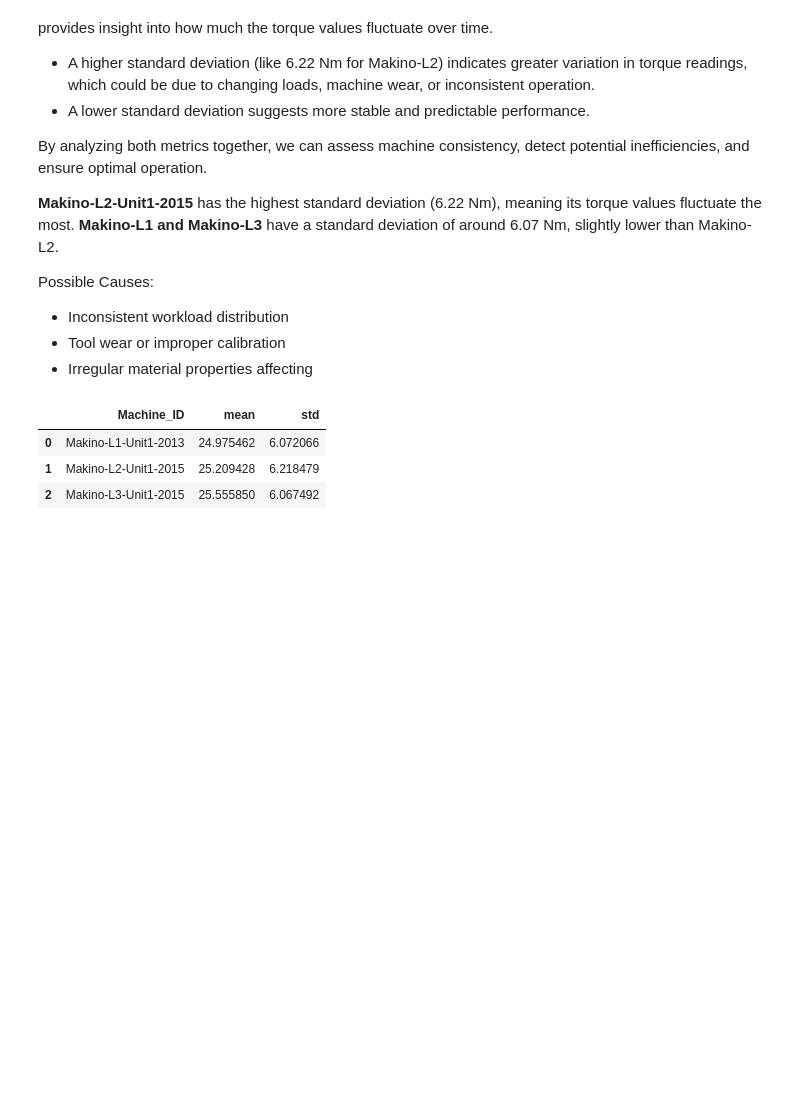
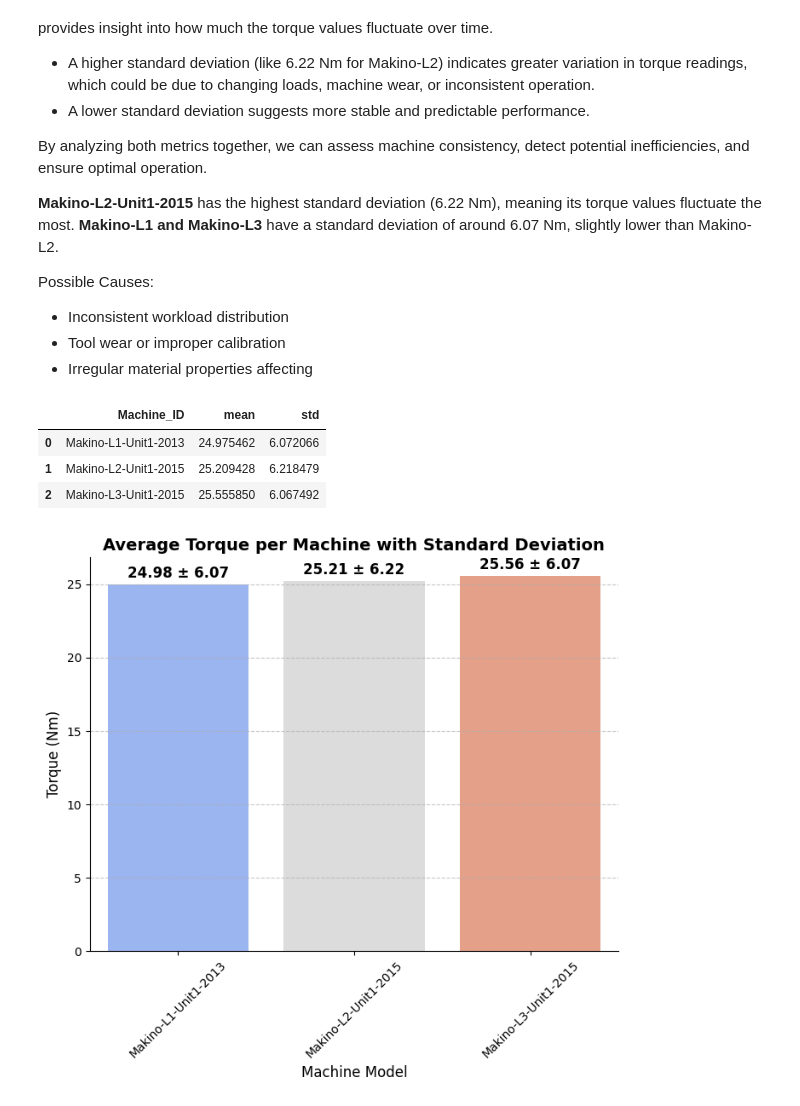
Before and after one commit to SirTee12/Machine-Downtime-Prediction, a Jupyter notebook: notebook/EEDA_Machine_Downtime.ipynb, the cells around one changed output. Drawn from its saved outputs; the diff is of its cells as text; code cells hidden in the pictures; blank space fills up the shorter version.

Commit message:
Plot the barplot of average torque with standard deviation

```diff
--- a/notebook/EEDA_Machine_Downtime.ipynb
+++ b/notebook/EEDA_Machine_Downtime.ipynb
@@ -82,3 +82,27 @@ avg_torque_per_machine
 | 0 | Makino-L1-Unit1-2013 | 24.975462 | 6.072066 |
 | 1 | Makino-L2-Unit1-2015 | 25.209428 | 6.218479 |
 | 2 | Makino-L3-Unit1-2015 | 25.555850 | 6.067492 |
+# %%
+# Plotting the data
+plt.figure(figsize=(8, 6))
+sns.barplot(data=avg_torque_per_machine, x='Machine_ID',
+            y='mean', palette='coolwarm',
+            hue = 'Machine_ID', capsize=0.2)
+
+# Annotating the bars with mean values
+for index, row in avg_torque_per_machine.iterrows():
+    plt.text(index, row['mean'] + 0.5, f"{row['mean']:.2f} ± {row['std']:.2f}",
+             ha='center', fontsize=12, fontweight='bold')
+
+# Customizing the plot
+plt.title("Average Torque per Machine with Standard Deviation", fontsize=14, fontweight='bold')
+plt.xlabel("Machine Model", fontsize=12)
+plt.ylabel("Torque (Nm)", fontsize=12)
+plt.xticks(rotation=45)
+plt.grid(axis='y', linestyle='--', alpha=0.7)
+sns.despine()
+
+# Show the plot
+plt.show()
+# %% [output]
+[figure, added]
```
